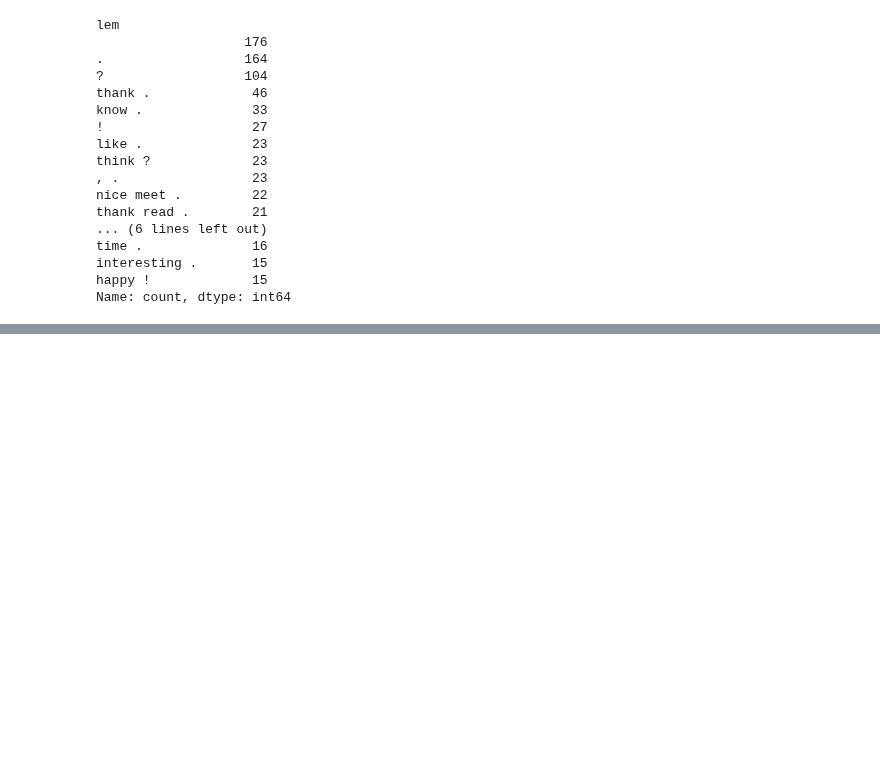
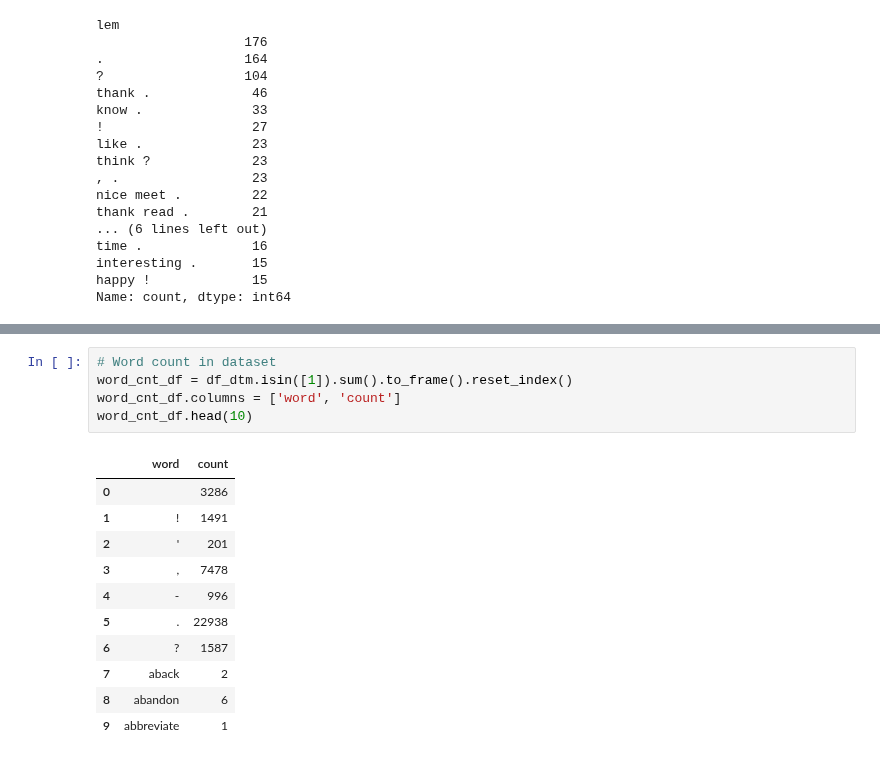
Before and after one commit to Ztrimus/llm-sensitivity, a Jupyter notebook: notebooks/gcd-exploration.ipynb, the cells around one changed output, grey strips where cells are left out. Drawn from its saved outputs; the diff is of its cells as text; blank space fills up the shorter version.

```diff
--- a/notebooks/gcd-exploration.ipynb
+++ b/notebooks/gcd-exploration.ipynb
@@ -171,0 +206,17 @@ Name: count, dtype: int64
+# %%
+# Word count in dataset
+word_cnt_df = df_dtm.isin([1]).sum().to_frame().reset_index()
+word_cnt_df.columns = ['word', 'count']
+word_cnt_df.head(10)
+# %% [output]
+|  | word | count |
+| 0 |  | 3286 |
+| 1 | ! | 1491 |
+| 2 | ' | 201 |
+| 3 | , | 7478 |
+| 4 | - | 996 |
+| 5 | . | 22938 |
+| 6 | ? | 1587 |
+| 7 | aback | 2 |
+| 8 | abandon | 6 |
+| 9 | abbreviate | 1 |
```
Also changed, not shown: parts of 10 cells of this notebook, 2 other files.
